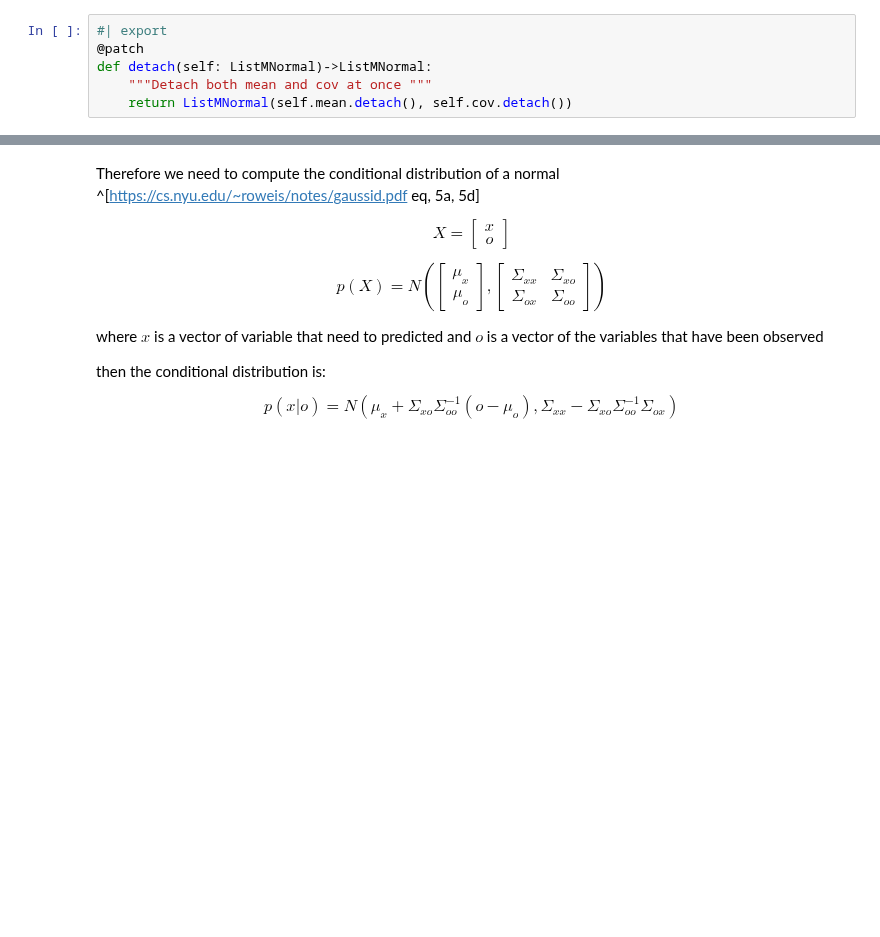
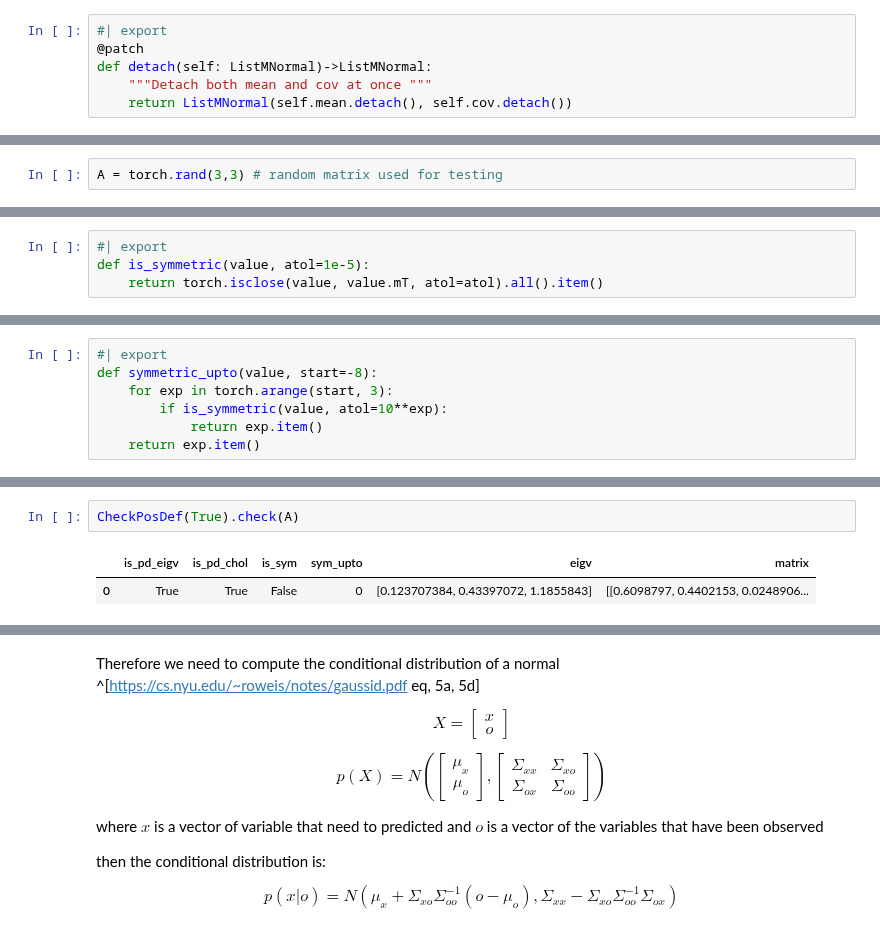
Before and after one commit to mone27/meteo_imp, a Jupyter notebook: lib_nbs/20_Gaussian.ipynb, the cells around one changed output, grey strips where cells are left out. Saved outputs shown, nothing was run; the diff lists cells and outputs as text; blank space fills up the shorter version.

```diff
--- a/lib_nbs/20_Gaussian.ipynb
+++ b/lib_nbs/20_Gaussian.ipynb
@@ -79,0 +96,2 @@ MultiNormal(mean=tensor([0.2230, 0.6219, 0.0614, 0.4108, 0.0269, 0.8821, 0.0538,
+# %%
+A = torch.rand(3,3) # random matrix used for testing
@@ -79,0 +100,4 @@ MultiNormal(mean=tensor([0.2230, 0.6219, 0.0614, 0.4108, 0.0269, 0.8821, 0.0538,
+# %%
+#| export
+def is_symmetric(value, atol=1e-5):
+    return torch.isclose(value, value.mT, atol=atol).all().item()
@@ -79,0 +108,7 @@ MultiNormal(mean=tensor([0.2230, 0.6219, 0.0614, 0.4108, 0.0269, 0.8821, 0.0538,
+# %%
+#| export
+def symmetric_upto(value, start=-8):
+    for exp in torch.arange(start, 3):
+        if is_symmetric(value, atol=10**exp):
+            return exp.item()
+    return exp.item()
@@ -79,0 +283,5 @@ MultiNormal(mean=tensor([0.2230, 0.6219, 0.0614, 0.4108, 0.0269, 0.8821, 0.0538,
+# %%
+CheckPosDef(True).check(A)
+# %% [output]
+|  | is_pd_eigv | is_pd_chol | is_sym | sym_upto | eigv | matrix |
+| 0 | True | True | False | 0 | [0.123707384, 0.43397072, 1.1855843] | [[0.6098797, 0.4402153, 0.0248906... |
```
Also changed, not shown: parts of 88 cells of this notebook, 7 other files.
